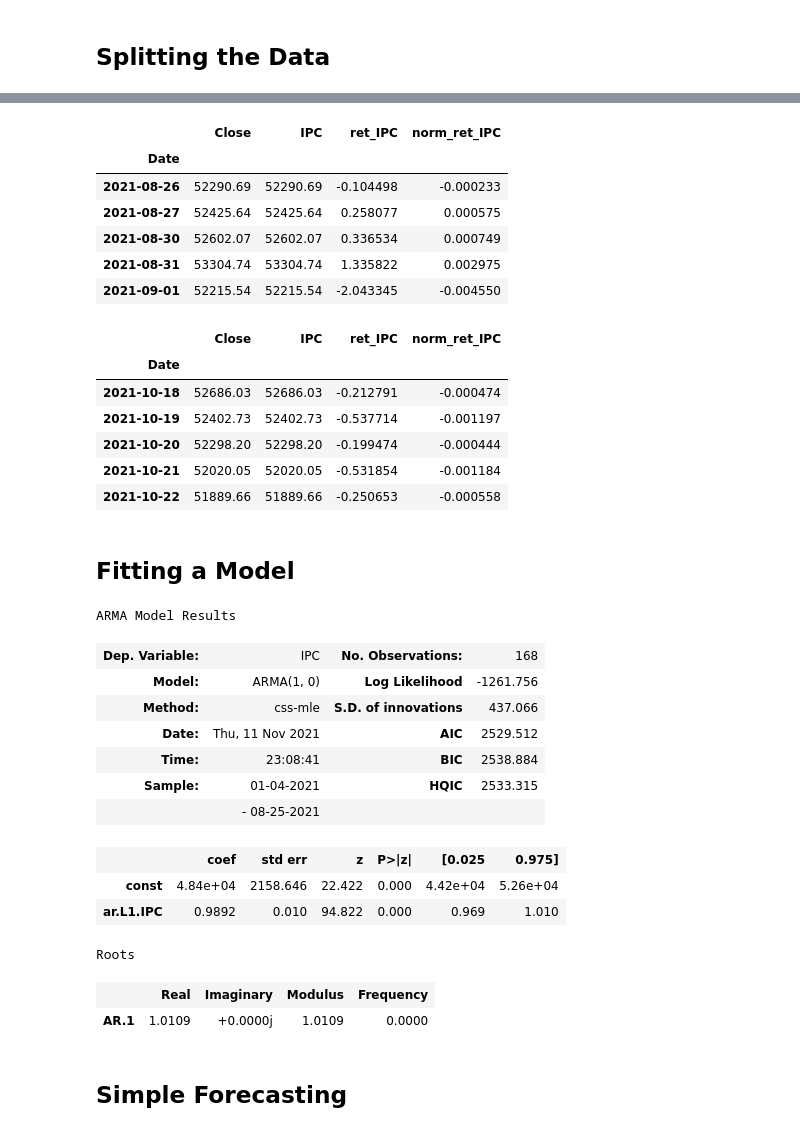
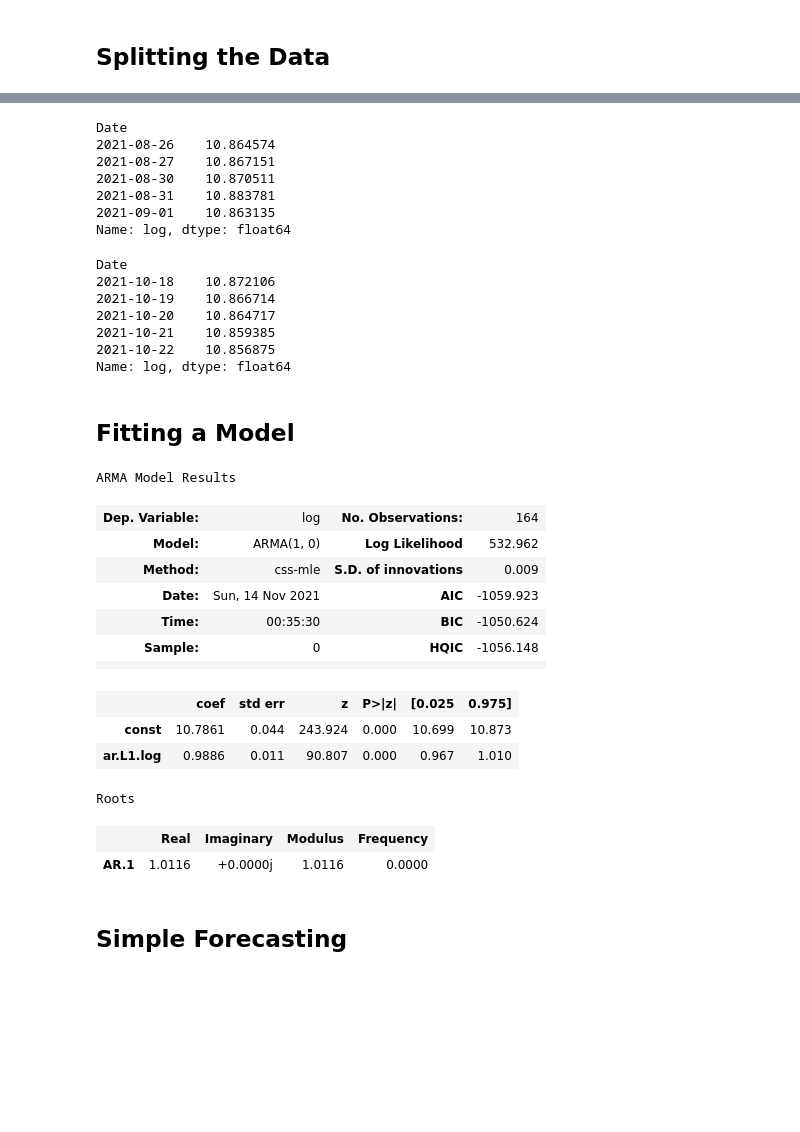
Before and after one commit to jjsalazarr/curso-series-temporales, a Jupyter notebook: 12. Prediciendo el futuro/Python/16_PrediciendoFuturo.ipynb, the cells around one changed output, grey strips where cells are left out. Drawn from its saved outputs; the diff is of its cells as text; code cells hidden in the pictures; blank space fills up the shorter version.

```diff
--- a/12. Prediciendo el futuro/Python/16_PrediciendoFuturo.ipynb
+++ b/12. Prediciendo el futuro/Python/16_PrediciendoFuturo.ipynb
@@ -85,8 +96,7 @@ df_comp.head()
 # %% [markdown]
 ## Splitting the Data
 # %%
-size = int(len(df_comp)*0.8)
-df, df_test = df_comp.iloc[:size], df_comp.iloc[size:]
-df_test.head()
-df.head()
+size = int(len(df_comp.log)*0.8)
+df.log, df.log_test = df_comp.log.iloc[:size], df_comp.log.iloc[size:]
+df.log.head()
 # %% [output]
@@ -110,43 +120,43 @@ df.tail()
 # %%
-df_test.head()
+df_test.log.head()
 # %% [output]
-|  | Close | IPC | ret_IPC | norm_ret_IPC |
-| Date |  |  |  |  |
-| 2021-08-26 | 52290.69 | 52290.69 | -0.104498 | -0.000233 |
-| 2021-08-27 | 52425.64 | 52425.64 | 0.258077 | 0.000575 |
-| 2021-08-30 | 52602.07 | 52602.07 | 0.336534 | 0.000749 |
-| 2021-08-31 | 53304.74 | 53304.74 | 1.335822 | 0.002975 |
-| 2021-09-01 | 52215.54 | 52215.54 | -2.043345 | -0.004550 |
+Date
+2021-08-26    10.864574
+2021-08-27    10.867151
+2021-08-30    10.870511
+2021-08-31    10.883781
+2021-09-01    10.863135
+Name: log, dtype: float64
-# %%
-df_test.tail()
-# %% [output]
-|  | Close | IPC | ret_IPC | norm_ret_IPC |
-| Date |  |  |  |  |
-| 2021-10-18 | 52686.03 | 52686.03 | -0.212791 | -0.000474 |
-| 2021-10-19 | 52402.73 | 52402.73 | -0.537714 | -0.001197 |
-| 2021-10-20 | 52298.20 | 52298.20 | -0.199474 | -0.000444 |
-| 2021-10-21 | 52020.05 | 52020.05 | -0.531854 | -0.001184 |
-| 2021-10-22 | 51889.66 | 51889.66 | -0.250653 | -0.000558 |
+# %%
+df.log_test.tail()
+# %% [output]
+Date
+2021-10-18    10.872106
+2021-10-19    10.866714
+2021-10-20    10.864717
+2021-10-21    10.859385
+2021-10-22    10.856875
+Name: log, dtype: float64
 # %% [markdown]
 ## Fitting a Model
 # %%
-model_ar = ARIMA(df.IPC, order = (1,0,0))
+model_ar = ARIMA(df.log, order = (1,0,0))
 results_ar = model_ar.fit()
 results_ar.summary()
 # %% [output]
 ARMA Model Results
-| Dep. Variable: | IPC | No. Observations: | 168 |
-| Model: | ARMA(1, 0) | Log Likelihood | -1261.756 |
-| Method: | css-mle | S.D. of innovations | 437.066 |
-| Date: | Thu, 11 Nov 2021 | AIC | 2529.512 |
-| Time: | 23:08:41 | BIC | 2538.884 |
-| Sample: | 01-04-2021 | HQIC | 2533.315 |
-|  | - 08-25-2021 |  |  |
+| Dep. Variable: | log | No. Observations: | 164 |
+| Model: | ARMA(1, 0) | Log Likelihood | 532.962 |
+| Method: | css-mle | S.D. of innovations | 0.009 |
+| Date: | Sun, 14 Nov 2021 | AIC | -1059.923 |
+| Time: | 00:35:30 | BIC | -1050.624 |
+| Sample: | 0 | HQIC | -1056.148 |
+|  |  |  |  |
 |  | coef | std err | z | P>|z| | [0.025 | 0.975] |
-| const | 4.84e+04 | 2158.646 | 22.422 | 0.000 | 4.42e+04 | 5.26e+04 |
-| ar.L1.IPC | 0.9892 | 0.010 | 94.822 | 0.000 | 0.969 | 1.010 |
+| const | 10.7861 | 0.044 | 243.924 | 0.000 | 10.699 | 10.873 |
+| ar.L1.log | 0.9886 | 0.011 | 90.807 | 0.000 | 0.967 | 1.010 |
 Roots
 |  | Real | Imaginary | Modulus | Frequency |
-| AR.1 | 1.0109 | +0.0000j | 1.0109 | 0.0000 |
+| AR.1 | 1.0116 | +0.0000j | 1.0116 | 0.0000 |
 # %% [markdown]
 ## Simple Forecasting
```
Also changed, not shown: parts of 14 cells of this notebook.
